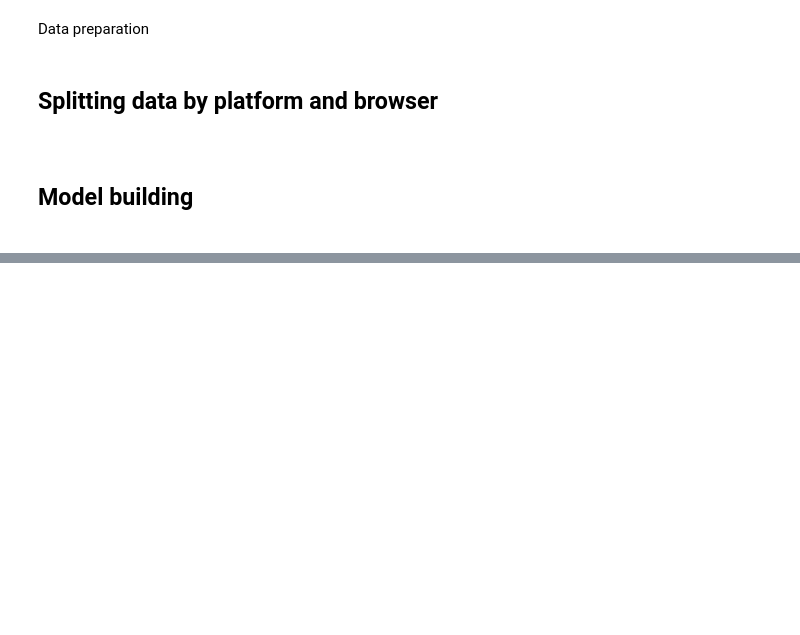
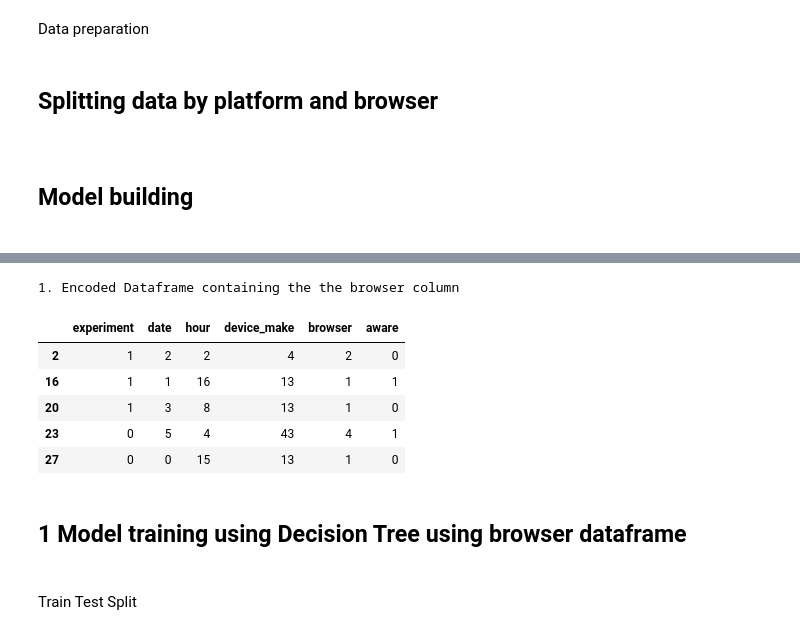
Before and after one commit to nebasam/abtest_mlops, a Jupyter notebook: notebooks/abtest_mlops.ipynb, the cells around one changed output, grey strips where cells are left out. Cells and saved outputs as stored; diff of their text form; code cells hidden in the pictures; blank space fills up the shorter version.

Commit message:
splits Data for training and test

```diff
--- a/notebooks/abtest_mlops.ipynb
+++ b/notebooks/abtest_mlops.ipynb
@@ -467,0 +482,15 @@ encode_labels(cleaneddata)
+# %%
+print("1. Encoded Dataframe containing the the browser column")
+browser_df.head()
+# %% [output]
+1. Encoded Dataframe containing the the browser column
+|  | experiment | date | hour | device_make | browser | aware |
+| 2 | 1 | 2 | 2 | 4 | 2 | 0 |
+| 16 | 1 | 1 | 16 | 13 | 1 | 1 |
+| 20 | 1 | 3 | 8 | 13 | 1 | 0 |
+| 23 | 0 | 5 | 4 | 43 | 4 | 1 |
+| 27 | 0 | 0 | 15 | 13 | 1 | 0 |
+# %% [markdown]
+<h2>1 Model training using Decision Tree using browser dataframe<h2>
+# %% [markdown]
+Train Test Split
```
Also changed, not shown: parts of 3 cells of this notebook.
